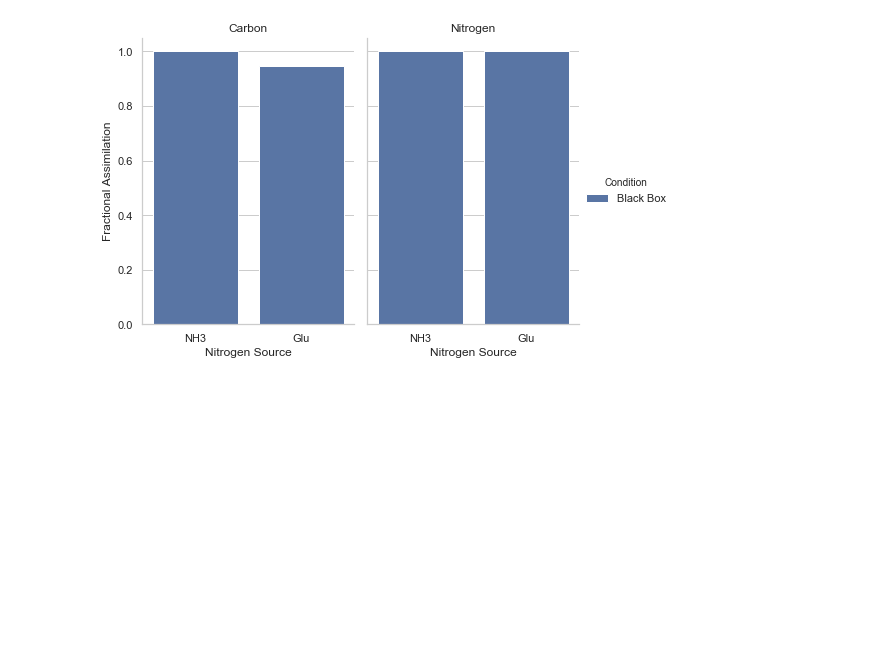
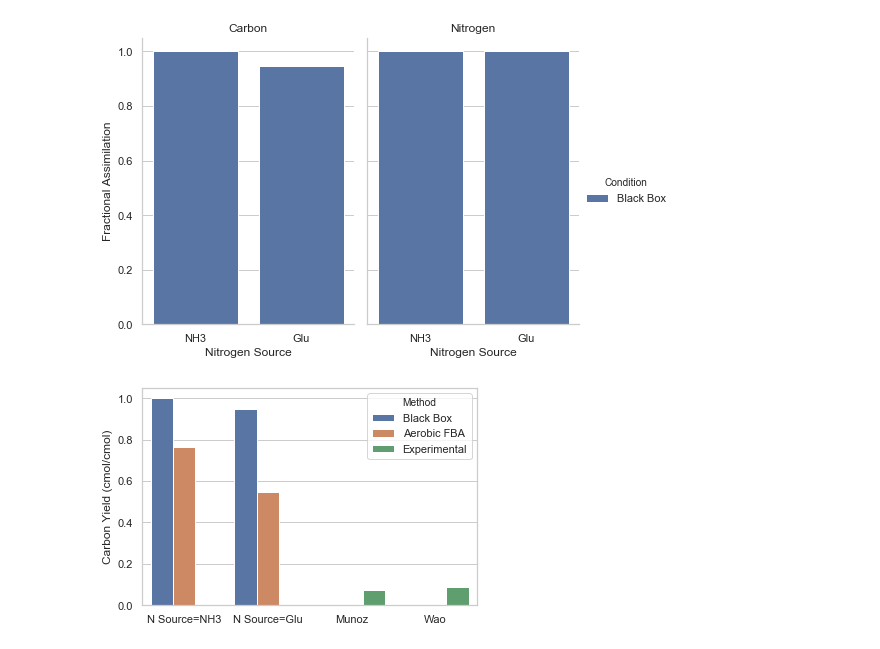
Before and after one commit to russell-stewart/levdopa_synthesis, a Jupyter notebook: black box stoichiometry.ipynb, the cells around one changed output. Drawn from its saved outputs; the diff is of its cells as text; code cells hidden in the pictures; blank space fills up the shorter version.

```diff
--- a/black box stoichiometry.ipynb
+++ b/black box stoichiometry.ipynb
@@ -169,3 +169,19 @@ p = sns.catplot(x="Nitrogen Source", y="Fractional Assimilation",
 p.fig.savefig('figures/blackbox.png', dpi = 600)
 # %% [output]
 [figure]
+# %%
+d2 = d.query('Element == "Carbon" and Condition != "Anaerobic FBA"')
+d2 = d2.append({'Fractional Assimilation':.074 , 'Nitrogen Source':'Munoz' , 'Condition':'Experimental' , 'Element':'Experimental'}, ignore_index=True)
+d2 = d2.append({'Fractional Assimilation':.086 , 'Nitrogen Source':'Wao' , 'Condition':'Experimental' , 'Element':'Experimental'}, ignore_index=True)
+d2.columns = ['Carbon Yield (cmol/cmol)' , 'Cluster' , 'Method' , 'Element']
+d2.at[0,'Cluster'] = 'N Source=NH3'
+d2.at[1,'Cluster'] = 'N Source=Glu'
+d2.at[2,'Cluster'] = 'N Source=NH3'
+d2.at[3,'Cluster'] = 'N Source=Glu'
+p = sns.barplot(y="Carbon Yield (cmol/cmol)", x="Cluster",
+                 hue="Method",
+                 data=d2)
+p.set_xlabel(None);
+p.get_figure().savefig('figures/yieldconclusion.png', dpi = 600)
+# %% [output]
+[figure, added]
```
Also changed, not shown: 17 other files.
